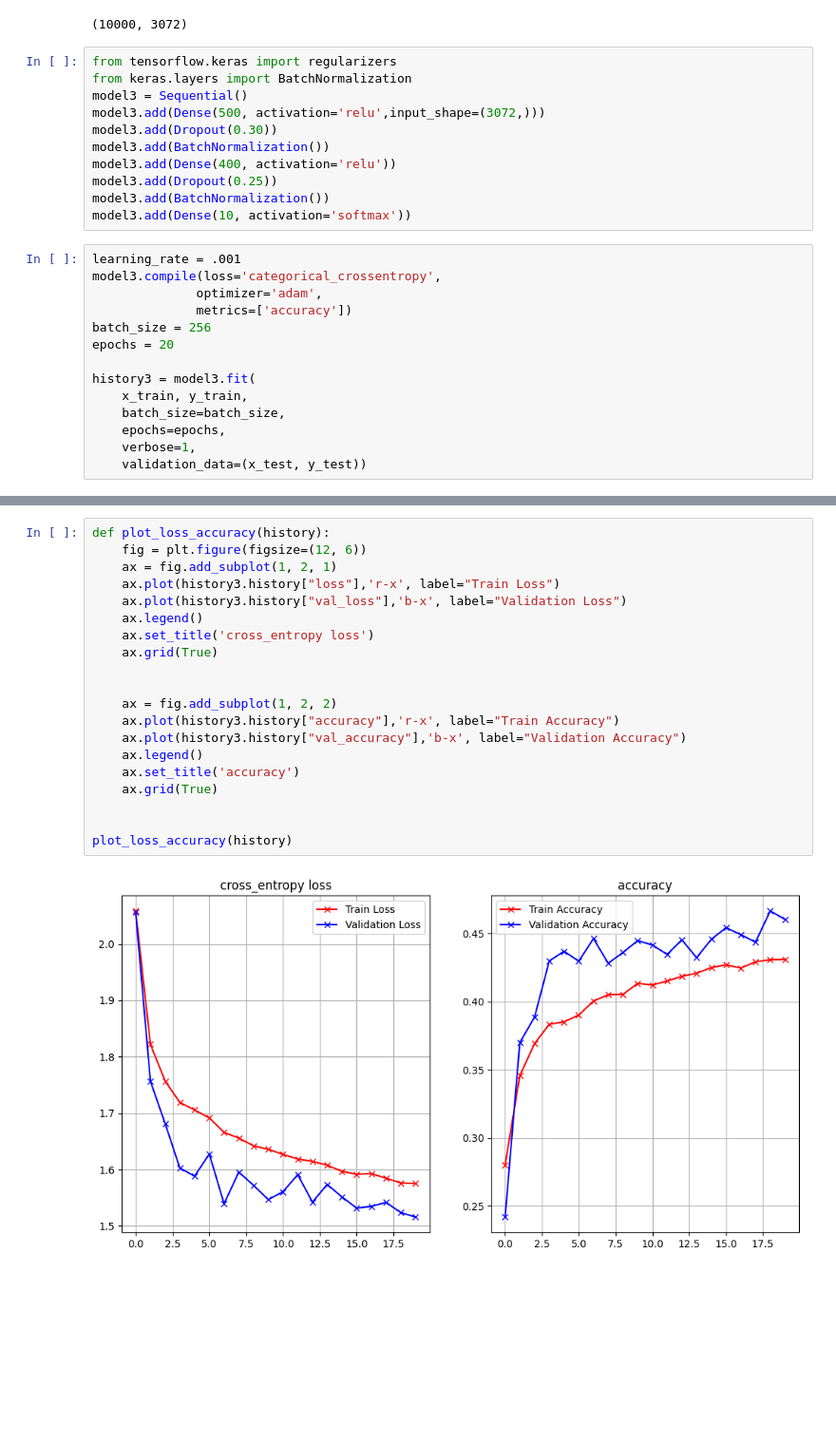
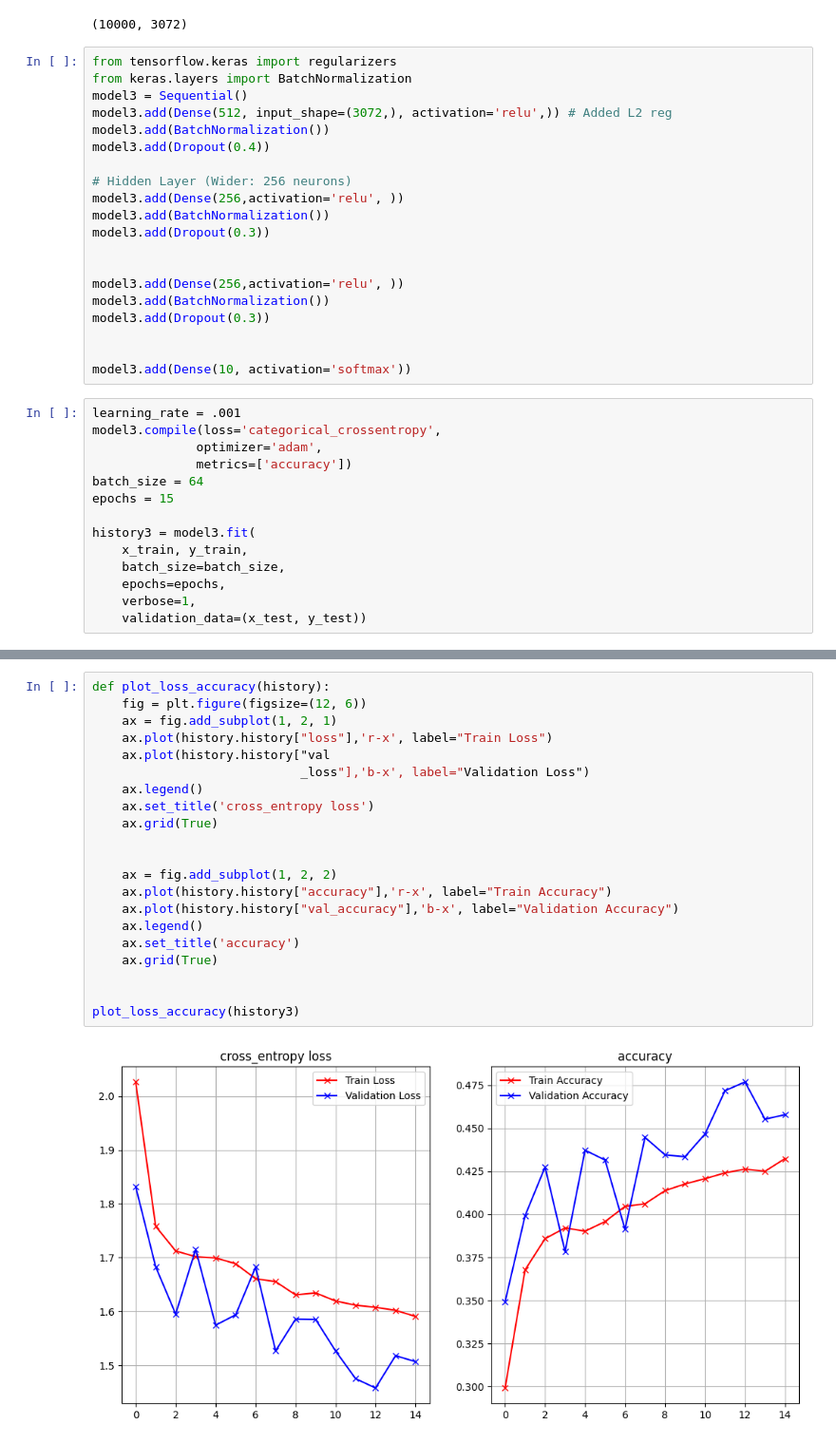
Before and after one commit to JomariIGL/CPE-313, a Jupyter notebook: Hands_on_Activity_2_3_Regularization.ipynb, the cells around one changed output, grey strips where cells are left out. Shown at 95% size. Drawn from its saved outputs; the diff is of its cells as text; blank space fills up the shorter version.

```diff
--- a/Hands_on_Activity_2_3_Regularization.ipynb
+++ b/Hands_on_Activity_2_3_Regularization.ipynb
@@ -420,20 +417,29 @@ x_test.shape
 from tensorflow.keras import regularizers
 from keras.layers import BatchNormalization
 model3 = Sequential()
-model3.add(Dense(500, activation='relu',input_shape=(3072,)))
-model3.add(Dropout(0.30))
+model3.add(Dense(512, input_shape=(3072,), activation='relu',)) # Added L2 reg
 model3.add(BatchNormalization())
-model3.add(Dense(400, activation='relu'))
-model3.add(Dropout(0.25))
+model3.add(Dropout(0.4))
+
+# Hidden Layer (Wider: 256 neurons)
+model3.add(Dense(256,activation='relu', ))
 model3.add(BatchNormalization())
+model3.add(Dropout(0.3))
+
+
+model3.add(Dense(256,activation='relu', ))
+model3.add(BatchNormalization())
+model3.add(Dropout(0.3))
+
+
 model3.add(Dense(10, activation='softmax'))
 # %%
 learning_rate = .001
 model3.compile(loss='categorical_crossentropy',
               optimizer='adam',
               metrics=['accuracy'])
-batch_size = 256
-epochs = 20
+batch_size = 64
+epochs = 15
 
 history3 = model3.fit(
     x_train, y_train,
@@ -462,22 +468,23 @@ Epoch 20/20
 # %%
 def plot_loss_accuracy(history):
     fig = plt.figure(figsize=(12, 6))
     ax = fig.add_subplot(1, 2, 1)
-    ax.plot(history3.history["loss"],'r-x', label="Train Loss")
-    ax.plot(history3.history["val_loss"],'b-x', label="Validation Loss")
+    ax.plot(history.history["loss"],'r-x', label="Train Loss")
+    ax.plot(history.history["val
+                            _loss"],'b-x', label="Validation Loss")
     ax.legend()
     ax.set_title('cross_entropy loss')
     ax.grid(True)
 
 
     ax = fig.add_subplot(1, 2, 2)
-    ax.plot(history3.history["accuracy"],'r-x', label="Train Accuracy")
-    ax.plot(history3.history["val_accuracy"],'b-x', label="Validation Accuracy")
+    ax.plot(history.history["accuracy"],'r-x', label="Train Accuracy")
+    ax.plot(history.history["val_accuracy"],'b-x', label="Validation Accuracy")
     ax.legend()
     ax.set_title('accuracy')
     ax.grid(True)
 
 
-plot_loss_accuracy(history)
+plot_loss_accuracy(history3)
 # %% [output]
-[figure, old version]
+[figure, new version]
```
Also changed, not shown: parts of 2 cells of this notebook.
